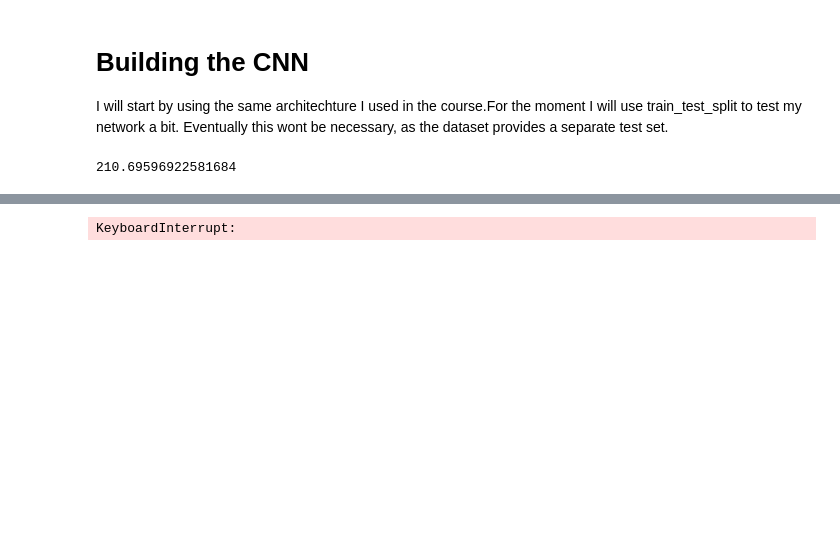
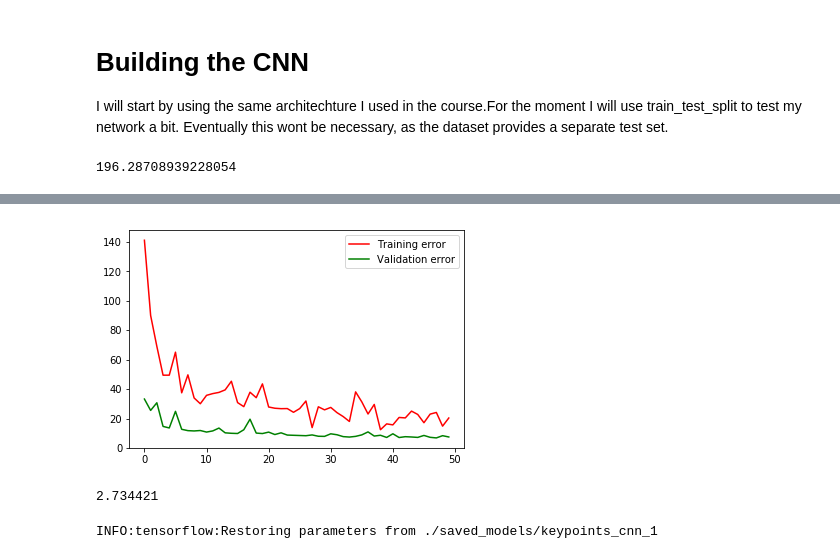
Before and after one commit to sgmig/ml_projects, a Jupyter notebook: kaggle/facial-keypoints-detection/facial_keypoints_CNN_training_Full_File.ipynb, the cells around one changed output, grey strips where cells are left out. Drawn from its saved outputs; the diff is of its cells as text; code cells hidden in the pictures; blank space fills up the shorter version.

```diff
--- a/kaggle/facial-keypoints-detection/facial_keypoints_CNN_training_Full_File.ipynb
+++ b/kaggle/facial-keypoints-detection/facial_keypoints_CNN_training_Full_File.ipynb
@@ -30,19 +27,20 @@ training_data, training_cv = train_test_split(training_data_full,
 # %%
 images = training_data_full['Image'].apply(lambda str_pic: np.array([int(px) for px in str_pic.split()]))
 # %%
-images = np.vstack(images.iloc[i] for i in range(len(images)))
+images = np.vstack([images.iloc[i] for i in range(len(images))])
 # %%
 keypoints = training_data_full.drop('Image', axis = 1)
 # %%
 x_train, x_cv, keypoints_train, keypoints_cv = train_test_split(images, keypoints,
                                                                 test_size=100, random_state = 42)
 # %%
-def next_batch(batch_size):
+def next_batch(X, labels, batch_size):
 
-    sample_indices = np.random.randint(len(x_train), size = batch_size)
+    sample_indices = np.random.choice(range(len(X)), size = batch_size,
+                                      replace = False)
 
-    images = x_train[sample_indices]
-    keypoints = keypoints_train.iloc[sample_indices]
+    images = X[sample_indices]
+    keypoints = labels.iloc[sample_indices]
 
     return images, keypoints
 # %% [markdown]
@@ -133,19 +131,22 @@ keypoints_mean = keypoints_train.mean()
 mean_keypoints_mse = ((keypoints_cv-keypoints_mean)**2).sum(axis = 1).mean()
 mean_keypoints_mse
 # %% [output]
-210.69596922581684
+196.28708939228054
 # %%
 num_steps = 5000
+
+fig = plt.figure()
+ax = fig.add_subplot(1, 1, 1)
 
 with tf.Session() as sess:
 
     sess.run(init)
-    #saver.restore(sess, "./saved_models/keypoints_cnn_3")
+    #saver.restore(sess, "./saved_models/keypoints_cnn_0")
     train_losses = []
     cv_losses = []
     for iteration in range(num_steps+1):
 
-        x_batch, keypoints_batch = next_batch(50)
+        x_batch, keypoints_batch = next_batch(x_train, keypoints_train, 30)
 
         _ , train_loss = sess.run([train, masked_loss],
                                   feed_dict={x: x_batch, keypoints_true: keypoints_batch,
@@ -161,23 +162,45 @@ with tf.Session() as sess:
             cv_loss = sess.run(masked_loss,feed_dict={x:x_cv,keypoints_true:keypoints_cv,
                                                       drop_prob:0})
 
-            print('Currently on step {}'.format(iteration))
-            print('Train MSE: ')
-            print(train_loss, '\n')
-            print('CV MSE:')
-            # Test the Train Model
-            print(cv_loss)
-            print('\n')
-
             train_losses.append(train_loss)
             cv_losses.append(cv_loss)
-            print('train_loss: ')
-            print( train_losses)
-            print('cv_loss: ')
-            print(cv_losses, '\n')
 
+            # Showing output for tracking progress.
+            print('=======================================')
+            print('Currently on step {}'.format(iteration))
+            print('Train MSE: ', train_loss, '\n')
+            print('CV MSE:', cv_loss, '\n')
 
-    saver.save(sess, "./saved_models/keypoints_cnn_" + str(counter) )
-    #saver.save(sess, "./saved_models/keypoints_cnn_3"  )
+            ax.cla()
+            ax.plot(train_losses[1:], 'r', label = 'Training error')
+            ax.plot(cv_losses[1:], 'g', label = 'Validation error')
+            ax.legend()
+            display(fig)
+
+            print('=======================================')
+            print('train_losses = ', train_losses, '\n')
+            print('cv_losses = ', cv_losses)
+            clear_output(wait = True)
+
+    # printing final results
+
+    print('=======================================')
+    print('Currently on step {}'.format(iteration))
+    print('Train MSE: ', train_loss, '\n')
+    print('CV MSE:', cv_loss, '\n')
+
+    ax.cla()
+    ax.plot(train_losses[1:], 'r', label = 'Training error')
+    ax.plot(cv_losses[1:], 'g', label = 'Validation error')
+    ax.legend()
+    #display(fig)
+
+    print('=======================================')
+    print('train_losses = ', train_losses, '\n')
+    print('cv_losses = ', cv_losses)
+
+    #saver.save(sess, "./saved_models/keypoints_cnn_" + str(counter) )
+    saver.save(sess, "./saved_models/keypoints_cnn_1"  )
     #counter +=1
+    #print(counter)
 # %% [output]
@@ -201 +217 @@ cv_loss:
-KeyboardInterrupt:
+[figure, added]
@@ -204,3 +218,7 @@ counter
+# %%
+np.sqrt(cv_losses[-1])
+# %% [output]
+2.734421
 # %%
 with tf.Session() as sess:
 
@@ -210,6 +228,8 @@ with tf.Session() as sess:
     # Create a numpy array for your genreative seed from the last 12 months of the
     # training set data. Hint: Just use tail(12) and then pass it to an np.array
 
-    predictions = sess.run(keypoints_pred, feed_dict= {x:x_cv_small, hold_prob:1.0 })
+    predictions = sess.run(keypoints_pred, feed_dict= {x:x_cv, drop_prob:0 })
+# %% [output]
+INFO:tensorflow:Restoring parameters from ./saved_models/keypoints_cnn_1
 # %%
 predictions.shape
```
Also changed, not shown: parts of 8 cells of this notebook, 1 other file.
